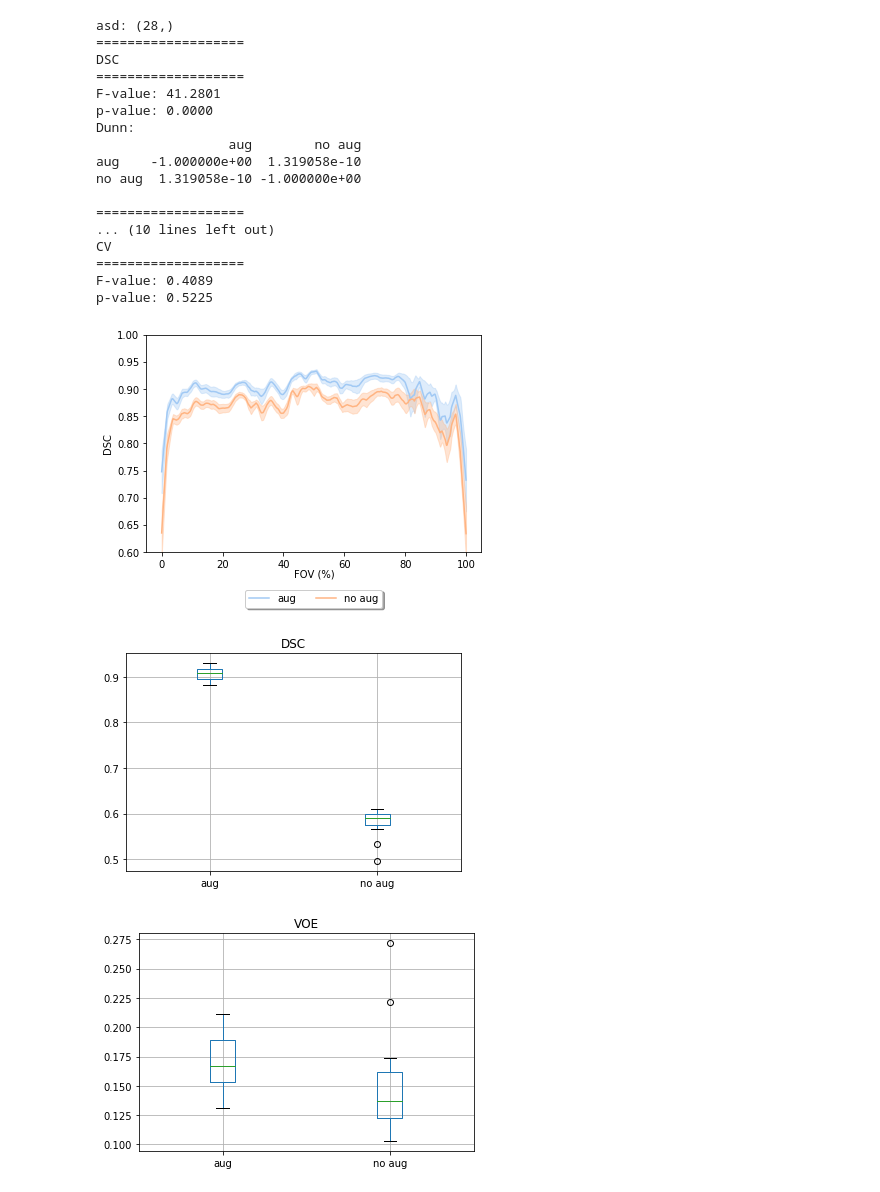
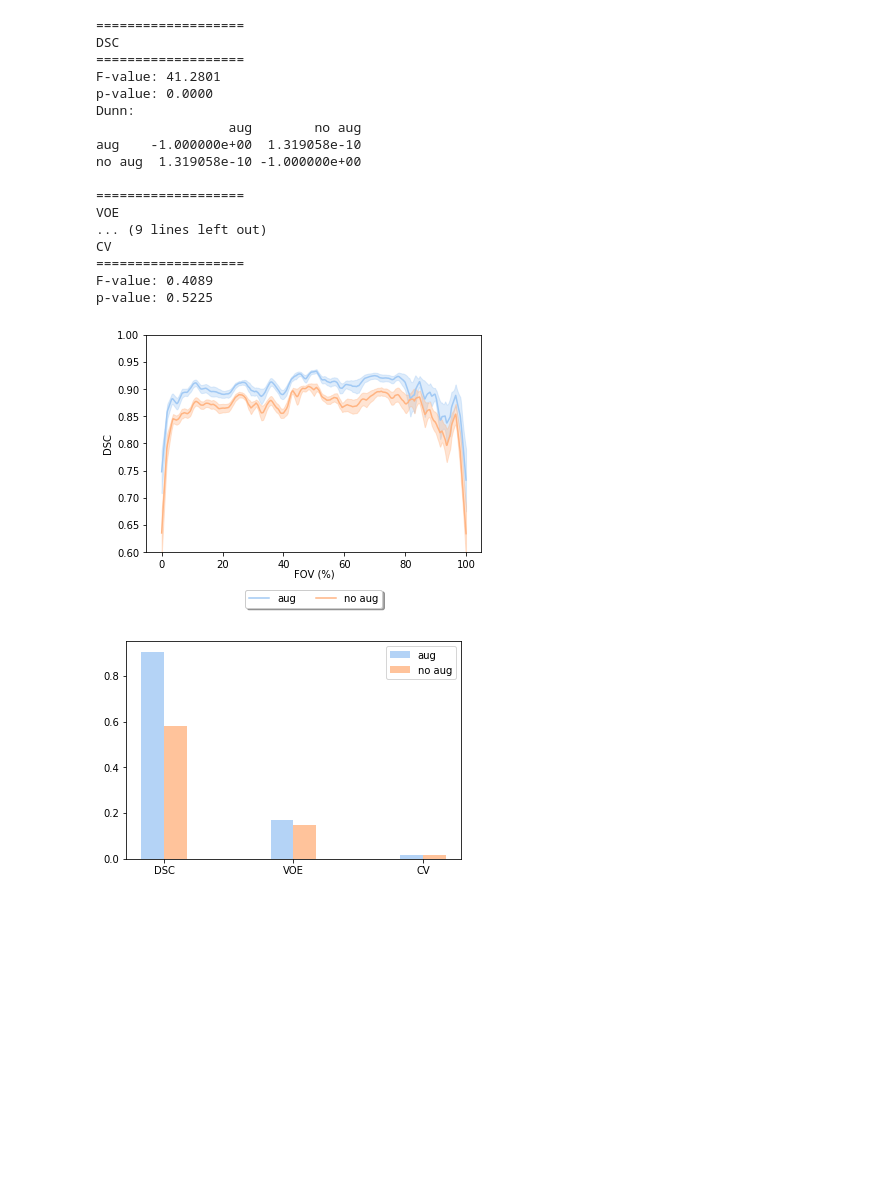
Before and after one commit to ad12/MedSegPy, a Jupyter notebook: analysis/exp_graphs.ipynb, the cells around one changed output. Drawn from its saved outputs; the diff is of its cells as text; code cells hidden in the pictures; blank space fills up the shorter version.

```diff
--- a/analysis/exp_graphs.ipynb
+++ b/analysis/exp_graphs.ipynb
@@ -97,34 +99,34 @@ BCE   1.000000e+00  4.505162e-09 -1.000000e+00
 # Augmentation result paths
 AUG_BASE_PATH = '/bmrNAS/people/arjun/msk_seg_networks/augment_limited/unet_2d/%s/test_results'
 AUG_YES = BASE_UNET
 AUG_NO = [AUG_BASE_PATH % '2018-10-05-04-17-05', AUG_BASE_PATH % '2018-10-05-16-52-29', AUG_BASE_PATH % '2018-10-07-00-27-34']
 AUG_NO = [AUG_BASE_PATH % '2018-10-05-16-52-29', AUG_BASE_PATH % '2018-10-07-00-27-34']
 
 AUGS = {'filename': 'augment',
         'keys': ['aug', 'no aug'],
         'aug': AUG_YES, 'no aug': AUG_NO}
 
 af.graph_slice_exp(AUGS, title='')
 
 stats.kruskal_dunn_analysis([AUG_YES, AUG_NO], AUGS['keys'], 'stats-aug')
+stats.compare_metrics([AUG_YES, AUG_NO], AUGS['keys'], 'stats-aug')
 # %% [output]
-asd: (28,)
 ===================
 DSC
 ===================
 F-value: 41.2801
 p-value: 0.0000
 Dunn:
                  aug        no aug
 aug    -1.000000e+00  1.319058e-10
 no aug  1.319058e-10 -1.000000e+00
 
 ===================
-... (10 lines left out)
+VOE
+... (9 lines left out)
 CV
 ===================
 F-value: 0.4089
 p-value: 0.5225
 [figure]
-[figure, old version]
+[figure, new version]
-[figure, removed]
```
Also changed, not shown: parts of 7 cells of this notebook, 4 other files.
